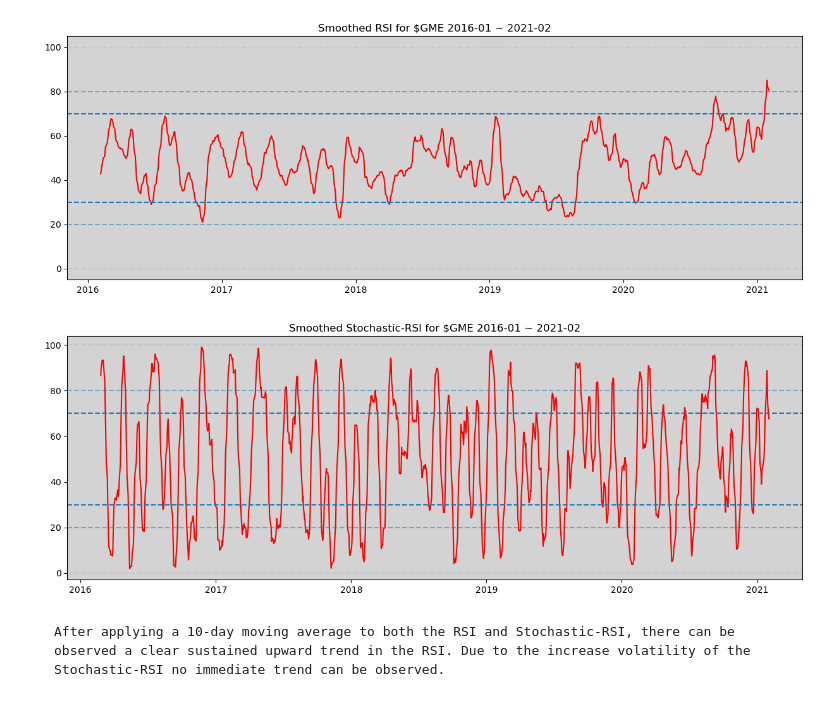
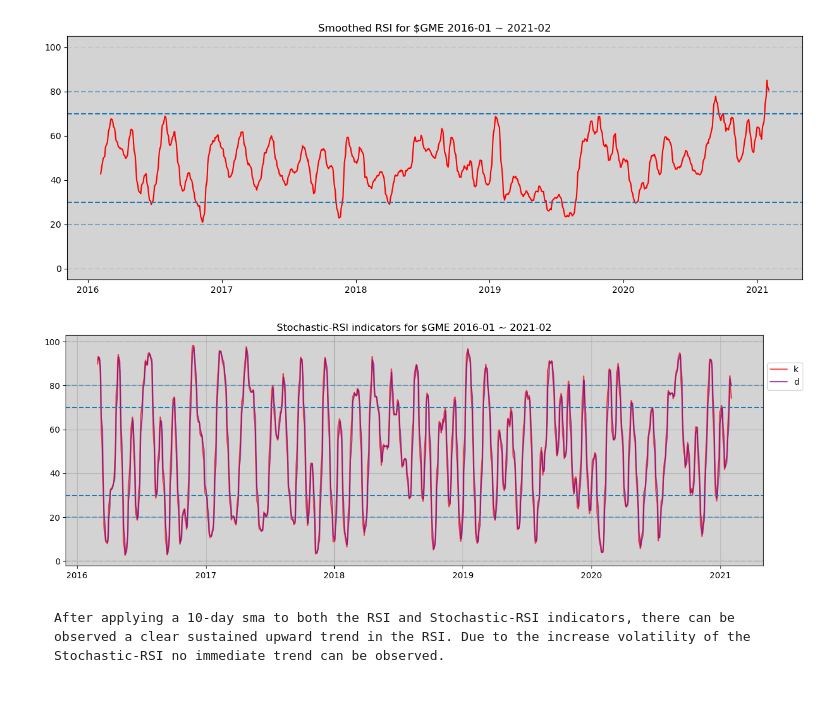
Before and after one commit to thimmis/capstone_two, a Jupyter notebook: capstone-two/notebooks/GME_price_analysis.ipynb, the cells around one changed output. Saved outputs shown, nothing was run; the diff lists cells and outputs as text; code cells hidden in the pictures.

Commit message:
Implemented Pandas Technical Analusis library for VWAP VWMA RSI StochasticRSI calcs.

```diff
--- a/capstone-two/notebooks/GME_price_analysis.ipynb
+++ b/capstone-two/notebooks/GME_price_analysis.ipynb
@@ -202,0 +204,2 @@ df['PV'] = df[['Close/Last','High','Low']].mean(axis=1) * df.Volume
+# %%
+df['VWAP'] = ta.vwap(df['High'],df['Low'],df['Close/Last'],df['Volume'], offset=0)
@@ -203,6 +216,6 @@ df['PV'] = df[['Close/Last','High','Low']].mean(axis=1) * df.Volume
 # %%
 for item in [50, 100, 200]:
 
-    df[f'VWAP_{item}'] = df.PV.rolling(item).sum() / df.Volume.rolling(item).sum()
-df.head()
+    df[f'VWMA_{item}'] = ta.vwma(df['Close/Last'], df['Volume'],length=item)
+df.tail()
 # %% [output]
@@ -255,7 +243,7 @@ def stochastic(series, k_per, d_per, period):
 # %%
-df['RSI'] = calc_rsi(df['Close/Last'],14)
+df['RSI'] = ta.rsi(df['Close/Last'], length=14)
 # %%
-df['stoch_RSI'], df['slow_indicator'], df['fast_indicator'] = stochastic(df['RSI'], 3, 3, 14)
+df = pd.concat([df,ta.stochrsi(df['Close/Last'], length=14, rsi_length=14, k=3, d=3)], axis=1)
 # %%
 df.tail(50)
 # %% [output]
@@ -294,21 +283,24 @@ plt.show()
 [figure]
 # %%
 _, ax = plt.subplots(1,1,figsize=(15,5))
-ax.set_title('Smoothed Stochastic-RSI for $GME 2016-01 ~ 2021-02')
+ax.set_title('Stochastic-RSI indicators for $GME 2016-01 ~ 2021-02')
 ax.set_facecolor('lightgray')
-ax.plot(df['Date'], df['stoch_RSI'].rolling(10).mean(), color='red')
+ax.plot(df['Date'], df['STOCHRSIk_14_14_3_3'].rolling(10).mean(), color='red', label='k', alpha=0.7)
+ax.plot(df['Date'], df['STOCHRSId_14_14_3_3'].rolling(10).mean(), color='purple', label='d', alpha=0.7)
 
 ax.axhline(0, linestyle='--', alpha=0.1)
 ax.axhline(20, linestyle='--', alpha=0.5)
 ax.axhline(30, linestyle='--')
 
 ax.axhline(70, linestyle='--')
 ax.axhline(80, linestyle='--', alpha=0.5)
 ax.axhline(100, linestyle='--', alpha=0.1)
+ax.grid()
+plt.legend(loc='upper left', bbox_to_anchor=(1,0.9))
 plt.show()
 # %% [output]
-[figure, old version]
+[figure, new version]
 # %% [markdown]
-    After applying a 10-day moving average to both the RSI and Stochastic-RSI, there can be observed a clear sustained upward trend in the RSI. Due to the increase volatility of the Stochastic-RSI no immediate trend can be observed.
+    After applying a 10-day sma to both the RSI and Stochastic-RSI indicators, there can be observed a clear sustained upward trend in the RSI. Due to the increase volatility of the Stochastic-RSI no immediate trend can be observed.
 # %%
 df.to_csv('/home/thomas/Desktop/springboard/Capstone_two/capstone-two/data/03_primary/price_indicators.csv')
```
Also changed, not shown: parts of 9 cells of this notebook, 2 other files.
